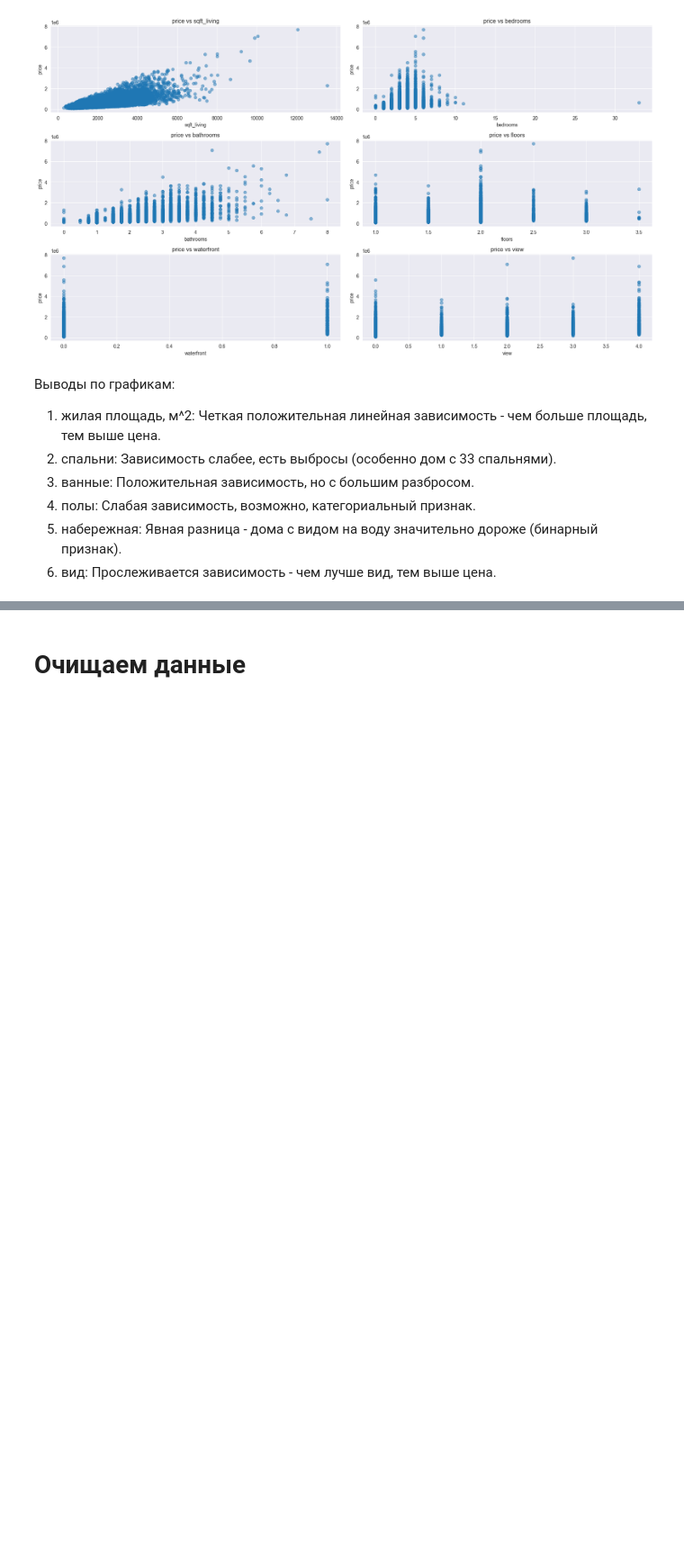
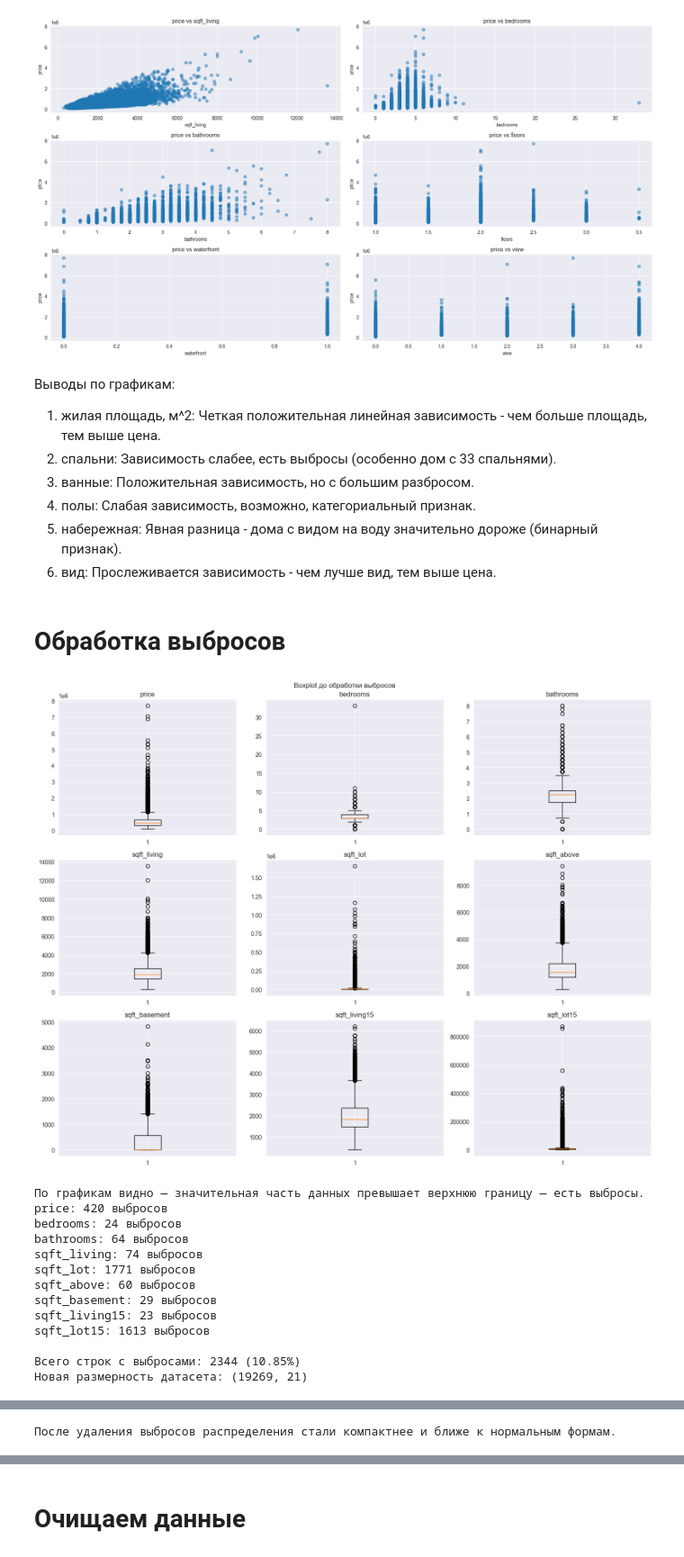
Before and after one commit to Soloda1/NeuroLAB3, a Jupyter notebook: notebooks/02_baseline_models.ipynb, the cells around one changed output, grey strips where cells are left out. Shown at 90% size. Cells and saved outputs as stored; diff of their text form; code cells hidden in the pictures; blank space fills up the shorter version.

```diff
--- a/notebooks/02_baseline_models.ipynb
+++ b/notebooks/02_baseline_models.ipynb
@@ -124,3 +124,81 @@ plt.show()
 4. полы: Слабая зависимость, возможно, категориальный признак.
 5. набережная: Явная разница - дома с видом на воду значительно дороже (бинарный признак).
 6. вид: Прослеживается зависимость - чем лучше вид, тем выше цена.
+# %% [markdown]
+# Обработка выбросов
+# %%
+# Обработка выбросов
+
+numeric_columns = ['price', 'bedrooms', 'bathrooms', 'sqft_living', 'sqft_lot',
+                   'sqft_above', 'sqft_basement', 'sqft_living15', 'sqft_lot15']
+
+def handle_outliers(df, columns, threshold=1.5):
+    df_clean = df.copy()
+    outliers_indices = []
+
+    for column in columns:
+        if column in df.columns:
+            Q1 = df[column].quantile(0.25)
+            Q3 = df[column].quantile(0.75)
+            IQR = Q3 - Q1
+            lower = Q1 - threshold * IQR
+            upper = Q3 + threshold * IQR
+            outliers = df[(df[column] < lower) | (df[column] > upper)]
+            outliers_indices.extend(outliers.index.tolist())
+            print(f"{column}: {len(outliers)} выбросов")
+
+    outliers_indices = list(set(outliers_indices))
+    print(f"\nВсего строк с выбросами: {len(outliers_indices)} "
+          f"({len(outliers_indices)/len(df)*100:.2f}%)")
+
+    df_clean = df_clean.drop(outliers_indices)
+    print(f"Новая размерность датасета: {df_clean.shape}")
+    return df_clean
+
+
+# Графики до обработки выбросов
+fig, axes = plt.subplots(3, 3, figsize=(15, 12))
+axes = axes.flatten()
+
+for i, col in enumerate(numeric_columns):
+    axes[i].boxplot(df[col].dropna())
+    axes[i].set_title(col)
+
+plt.suptitle('Boxplot до обработки выбросов')
+plt.tight_layout()
+plt.show()
+
+print("По графикам видно — значительная часть данных превышает верхнюю границу — есть выбросы.")
+
+# Удаление выбросов
+df = handle_outliers(df, numeric_columns, threshold=3)
+
+
+# Графики после удаления
+fig, axes = plt.subplots(3, 3, figsize=(15, 12))
+axes = axes.flatten()
+
+for i, col in enumerate(numeric_columns):
+    axes[i].boxplot(df[col].dropna())
+    axes[i].set_title(col)
+
+plt.suptitle('Boxplot после обработки выбросов')
+plt.tight_layout()
+plt.show()
+
+print("После удаления выбросов распределения стали компактнее и ближе к нормальным формам.")
+# %% [output]
+[figure, added]
+По графикам видно — значительная часть данных превышает верхнюю границу — есть выбросы.
+price: 420 выбросов
+bedrooms: 24 выбросов
+bathrooms: 64 выбросов
+sqft_living: 74 выбросов
+sqft_lot: 1771 выбросов
+sqft_above: 60 выбросов
+sqft_basement: 29 выбросов
+sqft_living15: 23 выбросов
+sqft_lot15: 1613 выбросов
+
+Всего строк с выбросами: 2344 (10.85%)
+Новая размерность датасета: (19269, 21)
@@ -126,0 +206 @@ plt.show()
+После удаления выбросов распределения стали компактнее и ближе к нормальным формам.
```
Also changed, not shown: parts of 11 cells of this notebook, 1 other file.
